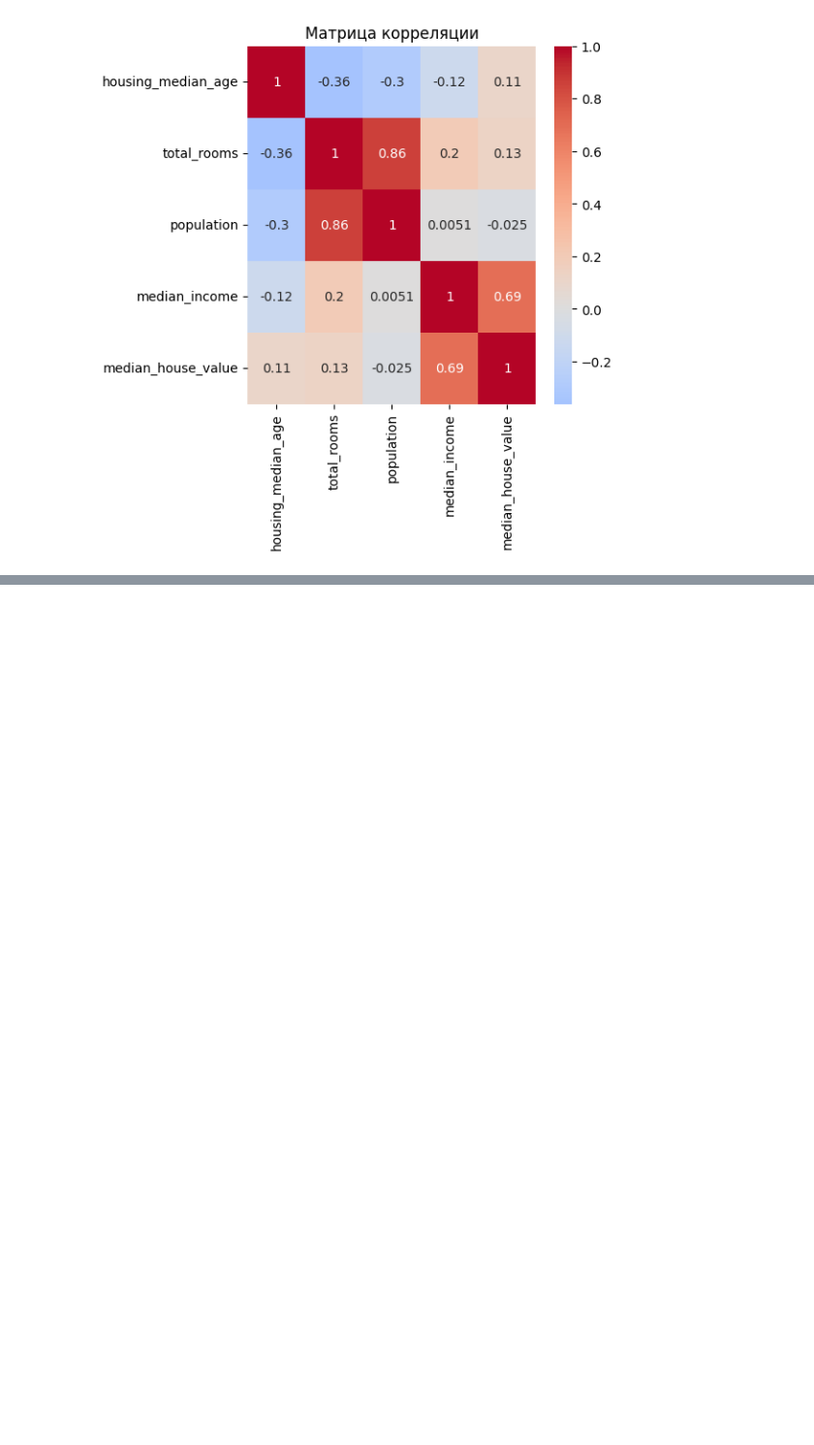
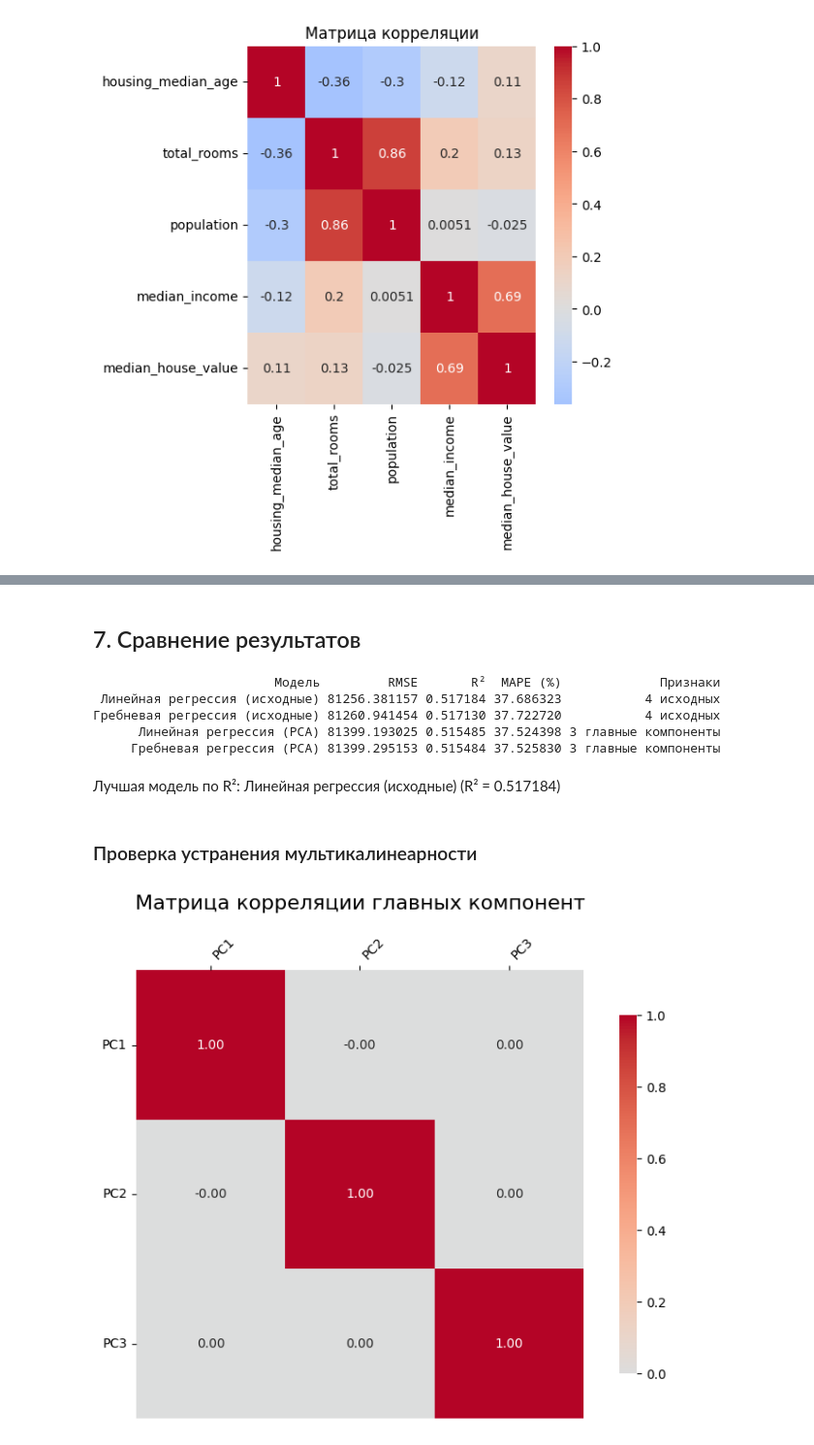
Before and after one commit to StilaYN/ML, a Jupyter notebook: lab1/lab1.ipynb, the cells around one changed output, grey strips where cells are left out. Shown: that part at 97% size. Drawn from its saved outputs; the diff is of its cells as text; code cells hidden in the pictures; blank space fills up the shorter version.

```diff
--- a/lab1/lab1.ipynb
+++ b/lab1/lab1.ipynb
@@ -232,0 +601,79 @@ plt.show()
+# %% [markdown]
+## 7. Сравнение результатов
+# %%
+comparison_data = {
+    'Модель': [
+        'Линейная регрессия (исходные)',
+        'Гребневая регрессия (исходные)',
+        'Линейная регрессия (PCA)',
+        'Гребневая регрессия (PCA)'
+    ],
+    'RMSE': [
+        rmse_line,
+        rmse_ridge,
+        rmse_line_pca,
+        rmse_ridge_pca
+    ],
+    'R²': [
+        r2_line,
+        r2_ridge,
+        r2_line_pca,
+        r2_ridge_pca
+    ],
+    'MAPE (%)': [
+        mape_line,
+        mape_ridge,
+        mape_line_pca,
+        mape_ridge_pca
+    ],
+    'Признаки': [
+        '4 исходных',
+        '4 исходных',
+        '3 главные компоненты',
+        '3 главные компоненты'
+    ]
+}
+
+results_df = pd.DataFrame(comparison_data)
+
+results_df = results_df.sort_values('R²', ascending=False).reset_index(drop=True)
+
+print(results_df.to_string(index=False))
+# %% [output]
+                        Модель         RMSE       R²  MAPE (%)             Признаки
+ Линейная регрессия (исходные) 81256.381157 0.517184 37.686323           4 исходных
+Гребневая регрессия (исходные) 81260.941454 0.517130 37.722720           4 исходных
+      Линейная регрессия (PCA) 81399.193025 0.515485 37.524398 3 главные компоненты
+     Гребневая регрессия (PCA) 81399.295153 0.515484 37.525830 3 главные компоненты
+# %% [markdown]
+Лучшая модель по R²: Линейная регрессия (исходные) (R² = 0.517184)
+# %% [markdown]
+### Проверка устранения мультикалинеарности
+# %%
+pca_corr_matrix = np.corrcoef(X_train_pca.T)
+pca_corr_df = pd.DataFrame(
+    pca_corr_matrix,
+    columns=[f'PC{i+1}' for i in range(X_train_pca.shape[1])],
+    index=[f'PC{i+1}' for i in range(X_train_pca.shape[1])]
+)
+
+plt.figure(figsize=(8, 6))
+ax = sns.heatmap(pca_corr_df,
+                 annot=True,
+                 cmap='coolwarm',
+                 center=0,
+                 square=True,
+                 fmt='.2f',
+                 cbar_kws={"shrink": .8})
+
+plt.title('Матрица корреляции главных компонент', fontsize=16, pad=20)
+
+ax.xaxis.tick_top()
+ax.xaxis.set_label_position('top')
+plt.xticks(rotation=45, ha='left')
+plt.yticks(rotation=0)
+
+plt.tight_layout()
+plt.show()
+# %% [output]
+[figure, added]
```
Also changed, not shown: parts of 26 cells of this notebook, 7 other files.
